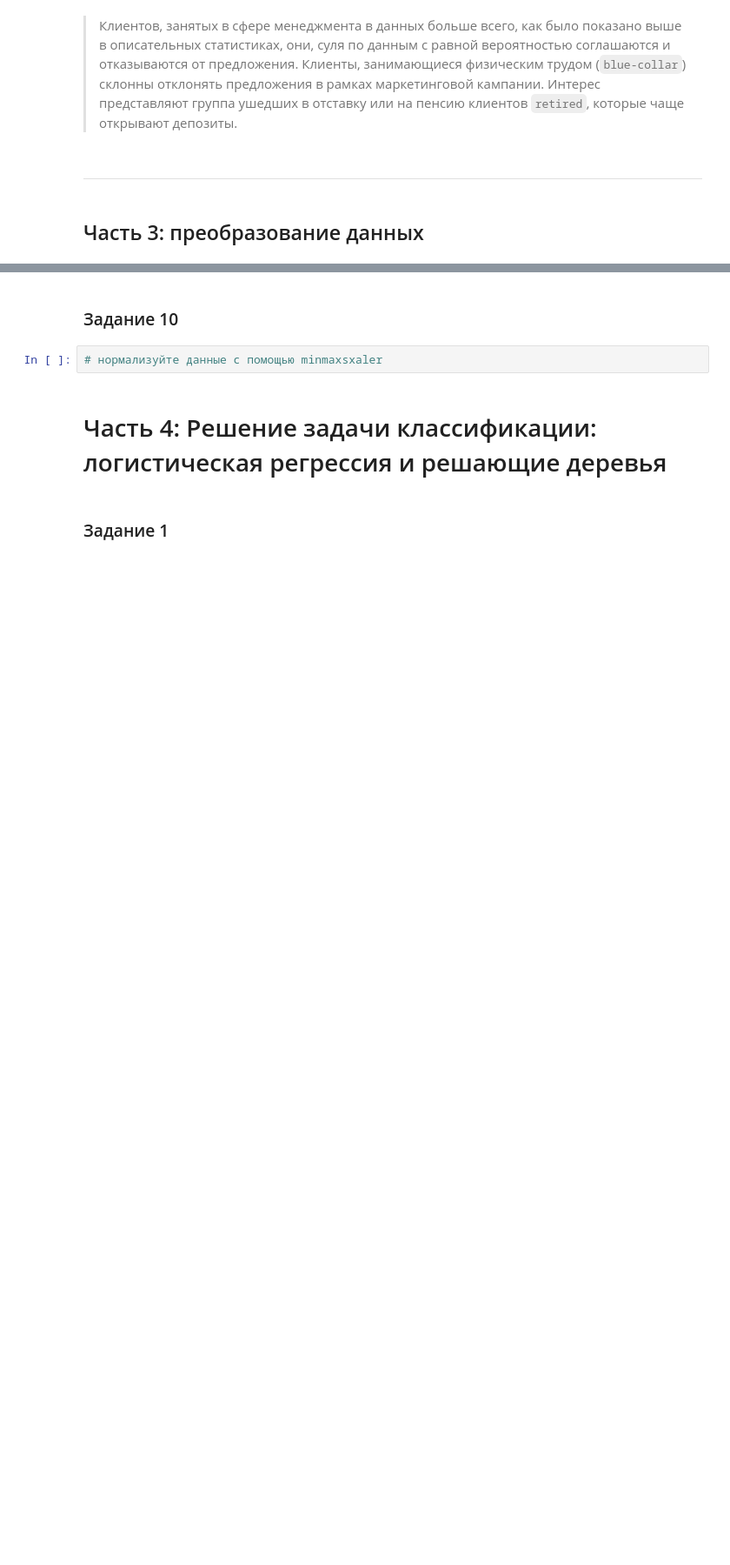
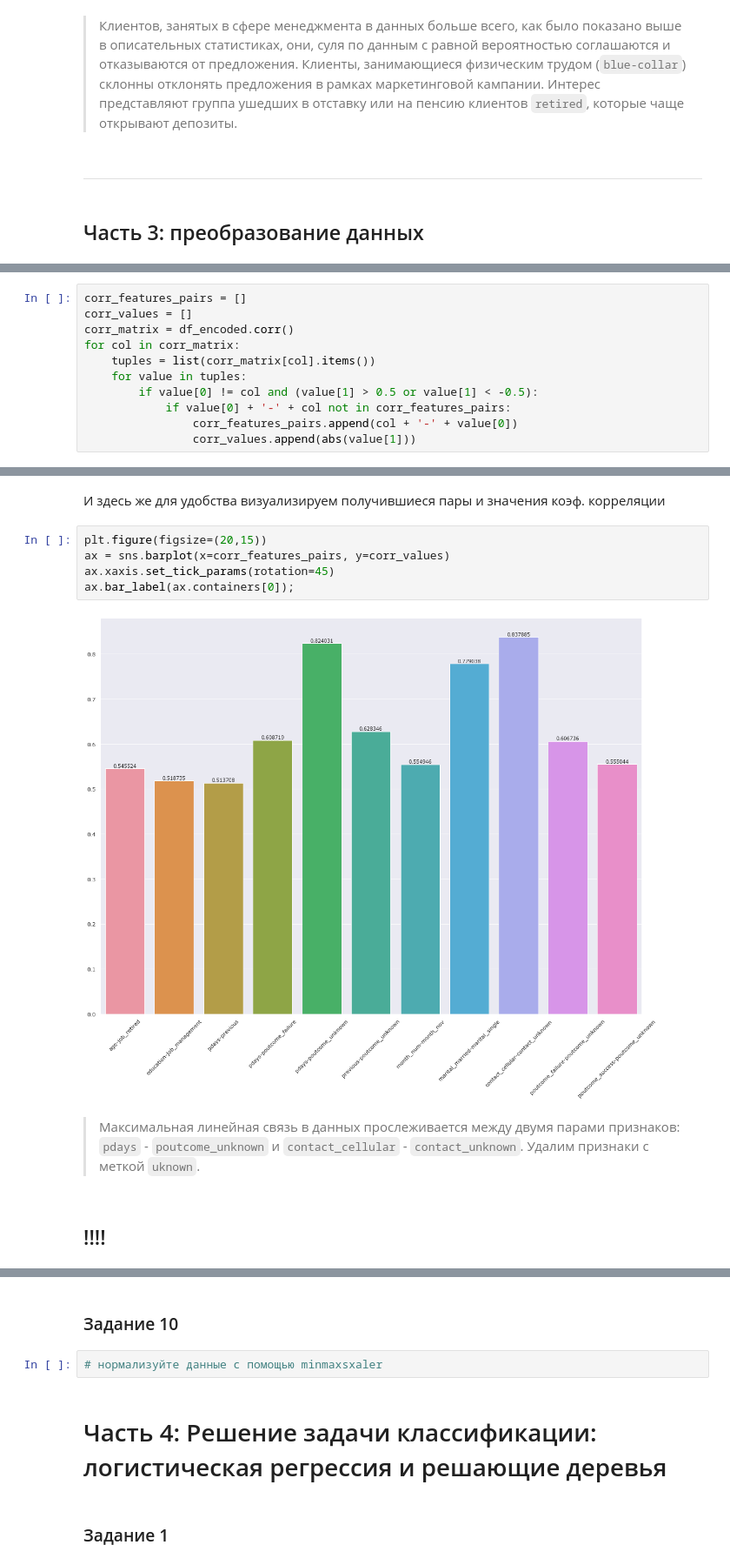
Before and after one commit to illbeurs/DS-Course, a Jupyter notebook: DS_Course_Folder/My projects/Bank_Сustomer_Сlassification/Project_4_ML.ipynb, the cells around one changed output, grey strips where cells are left out. Shown at 87% size. Drawn from its saved outputs; the diff is of its cells as text; blank space fills up the shorter version.

```diff
--- a/DS_Course_Folder/My projects/Bank_Сustomer_Сlassification/Project_4_ML.ipynb
+++ b/DS_Course_Folder/My projects/Bank_Сustomer_Сlassification/Project_4_ML.ipynb
@@ -309,0 +321,11 @@ sns.heatmap(deposit_by_job, cmap='PuBu', linewidths=2, annot=True, fmt='d', cbar
+# %%
+corr_features_pairs = []
+corr_values = []
+corr_matrix = df_encoded.corr()
+for col in corr_matrix:
+    tuples = list(corr_matrix[col].items())
+    for value in tuples:
+        if value[0] != col and (value[1] > 0.5 or value[1] < -0.5):
+            if value[0] + '-' + col not in corr_features_pairs:
+                corr_features_pairs.append(col + '-' + value[0])
+                corr_values.append(abs(value[1]))
@@ -309,0 +344,13 @@ sns.heatmap(deposit_by_job, cmap='PuBu', linewidths=2, annot=True, fmt='d', cbar
+# %% [markdown]
+И здесь же для удобства визуализируем получившиеся пары и значения коэф. корреляции
+# %%
+plt.figure(figsize=(20,15))
+ax = sns.barplot(x=corr_features_pairs, y=corr_values)
+ax.xaxis.set_tick_params(rotation=45)
+ax.bar_label(ax.containers[0]);
+# %% [output]
+[figure, added]
+# %% [markdown]
+> Максимальная линейная связь в данных прослеживается между двумя парами признаков: `pdays` - `poutcome_unknown` и `contact_cellular` - `contact_unknown`. Удалим признаки с меткой `uknown`.
+# %% [markdown]
+## !!!!
```
Also changed, not shown: parts of 40 cells of this notebook.
